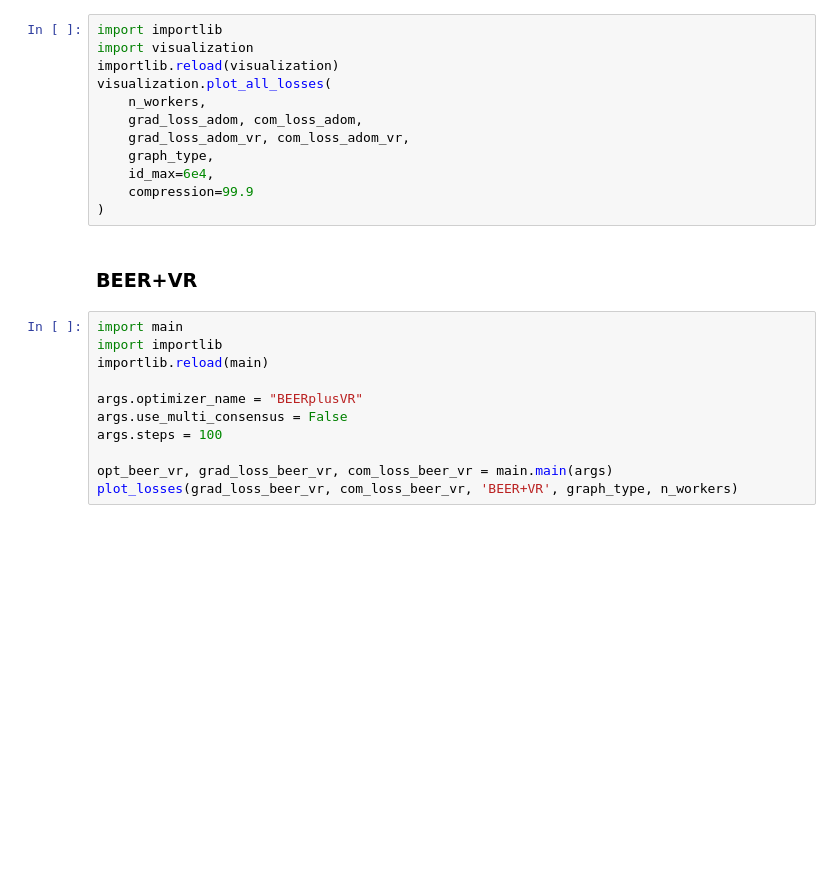
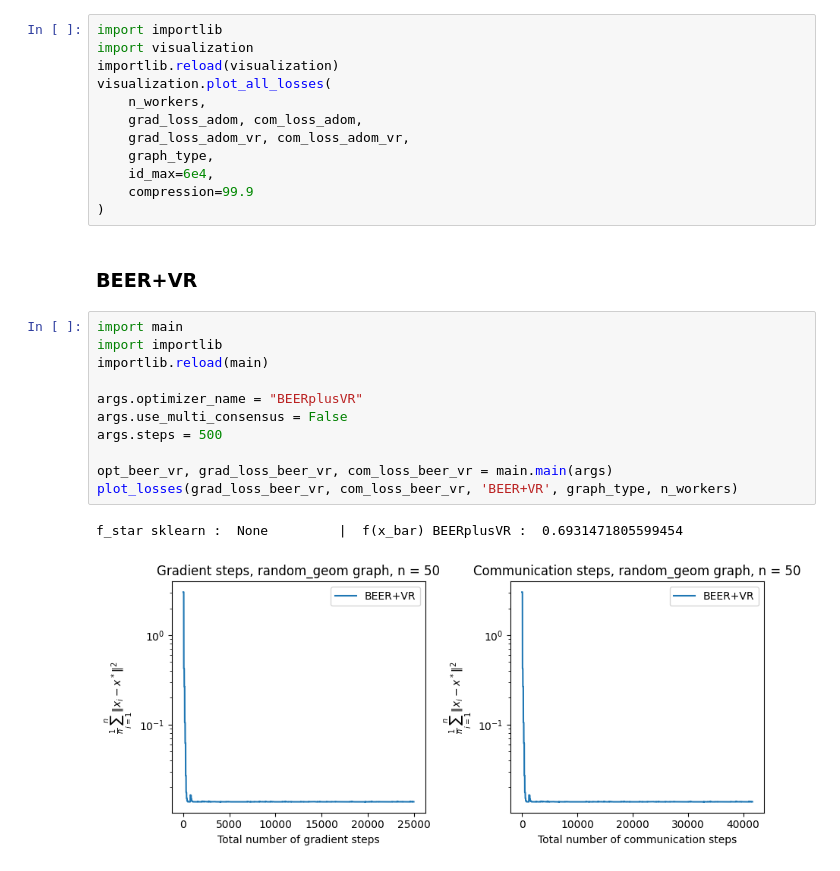
Before and after one commit to jffDev/adom_plus_vr, a Jupyter notebook: Examples.ipynb, the cells around one changed output. Saved outputs shown, nothing was run; the diff lists cells and outputs as text; blank space fills up the shorter version.

```diff
--- a/Examples.ipynb
+++ b/Examples.ipynb
@@ -192,11 +206,14 @@ visualization.plot_all_losses(
 # %%
 import main
 import importlib
 importlib.reload(main)
 
 args.optimizer_name = "BEERplusVR"
 args.use_multi_consensus = False
-args.steps = 100
+args.steps = 500
 
 opt_beer_vr, grad_loss_beer_vr, com_loss_beer_vr = main.main(args)
 plot_losses(grad_loss_beer_vr, com_loss_beer_vr, 'BEER+VR', graph_type, n_workers)
+# %% [output]
+f_star sklearn :  None         |  f(x_bar) BEERplusVR :  0.6931471805599454
+[figure, added]
```
Also changed, not shown: parts of 10 cells of this notebook, 4 other files.
